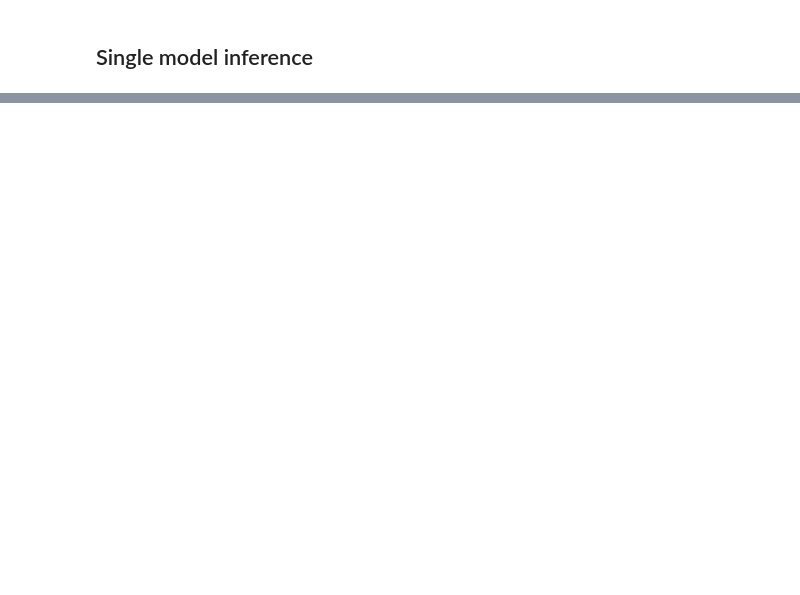
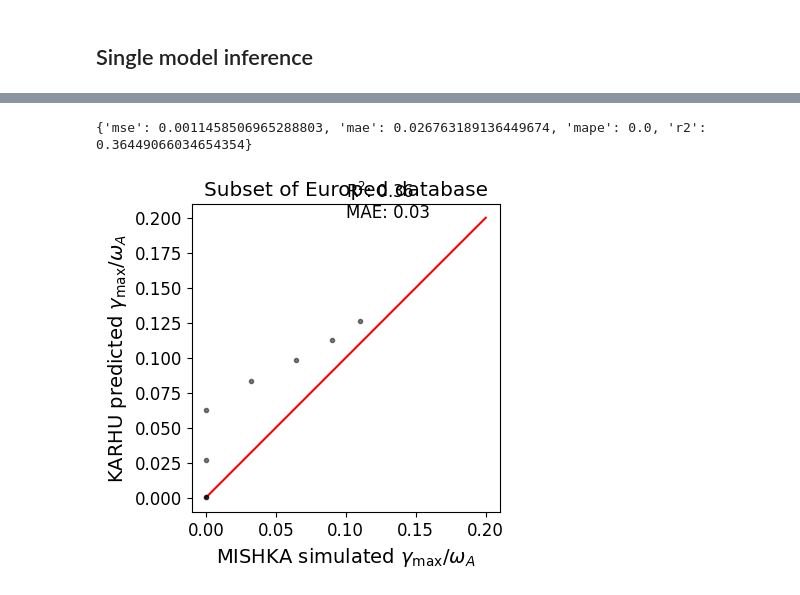
Before and after one commit to DIGIfusion/karhu, a Jupyter notebook: example/run_inference.ipynb, the cells around one changed output, grey strips where cells are left out. Saved outputs shown, nothing was run; the diff lists cells and outputs as text; code cells hidden in the pictures; blank space fills up the shorter version.

```diff
--- a/example/run_inference.ipynb
+++ b/example/run_inference.ipynb
@@ -133,0 +432,28 @@ plt.show()
+# %%
+from karhu import get_regression_scores
+metrics = get_regression_scores(y_true_max, y_pred_max_mean)
+print(metrics)
+
+fig, ax = plt.subplots(1,1,figsize=(4,4))
+# plt.plot(y_true_max, y_pred_max_mean, ".", c="black", markersize=10, fillstyle="none", label="KARHU",)
+ax.errorbar(y_true_max, y_pred_max_mean, y_pred_max_std, fmt='.', color='black', alpha=0.5)
+ax.set_aspect("equal")
+plt.plot([0,0.2], [0,0.2], "red")
+
+
+# ax.scatter(max_true_growthrates, max_pred_growthrates, s=40, color='black', alpha=0.5,edgecolors='none')
+# ax.grid(True)
+# ax.plot([0,0.24], [0,0.24], 'red')
+ax.set_ylabel(r"KARHU predicted $\gamma_{\text{max}}/\omega_A$")
+ax.set_xlabel(r"MISHKA simulated $\gamma_{\text{max}}/\omega_A$")
+# len(max_pred_growthrates)
+ax.set_title("Subset of Europed database")
+ax.text(0.1, 0.2,
+    f"R$^2$: {metrics['r2']:.2f}\nMAE: {metrics['mae']:.2f}")
+ax.set_facecolor('white')
+fig_prediction.patch.set_facecolor('none')
+
+plt.show()
+# %% [output]
+{'mse': 0.0011458506965288803, 'mae': 0.026763189136449674, 'mape': 0.0, 'r2': 0.36449066034654354}
+[figure, added]
```
Also changed, not shown: parts of 21 cells of this notebook, 3 other files.
